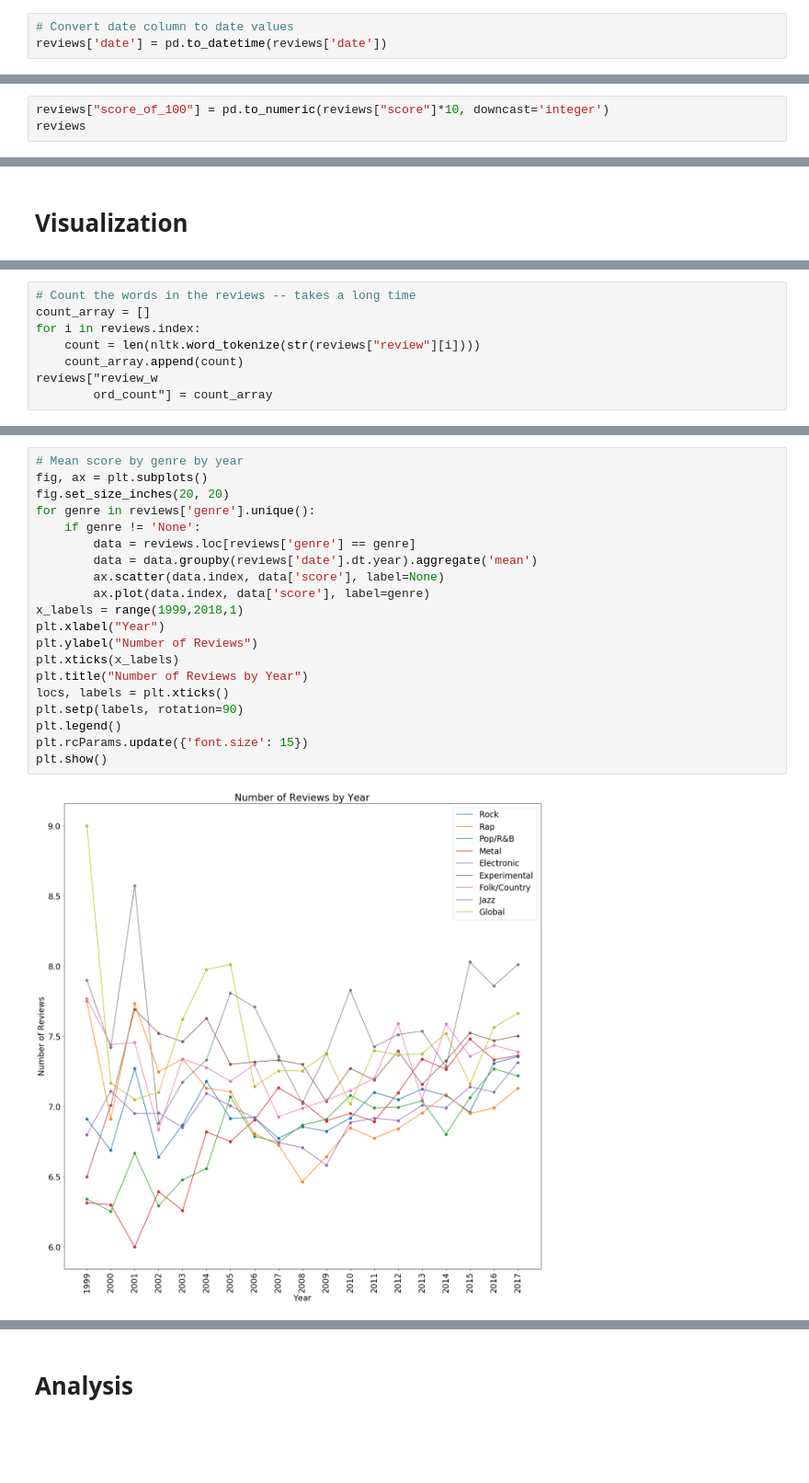
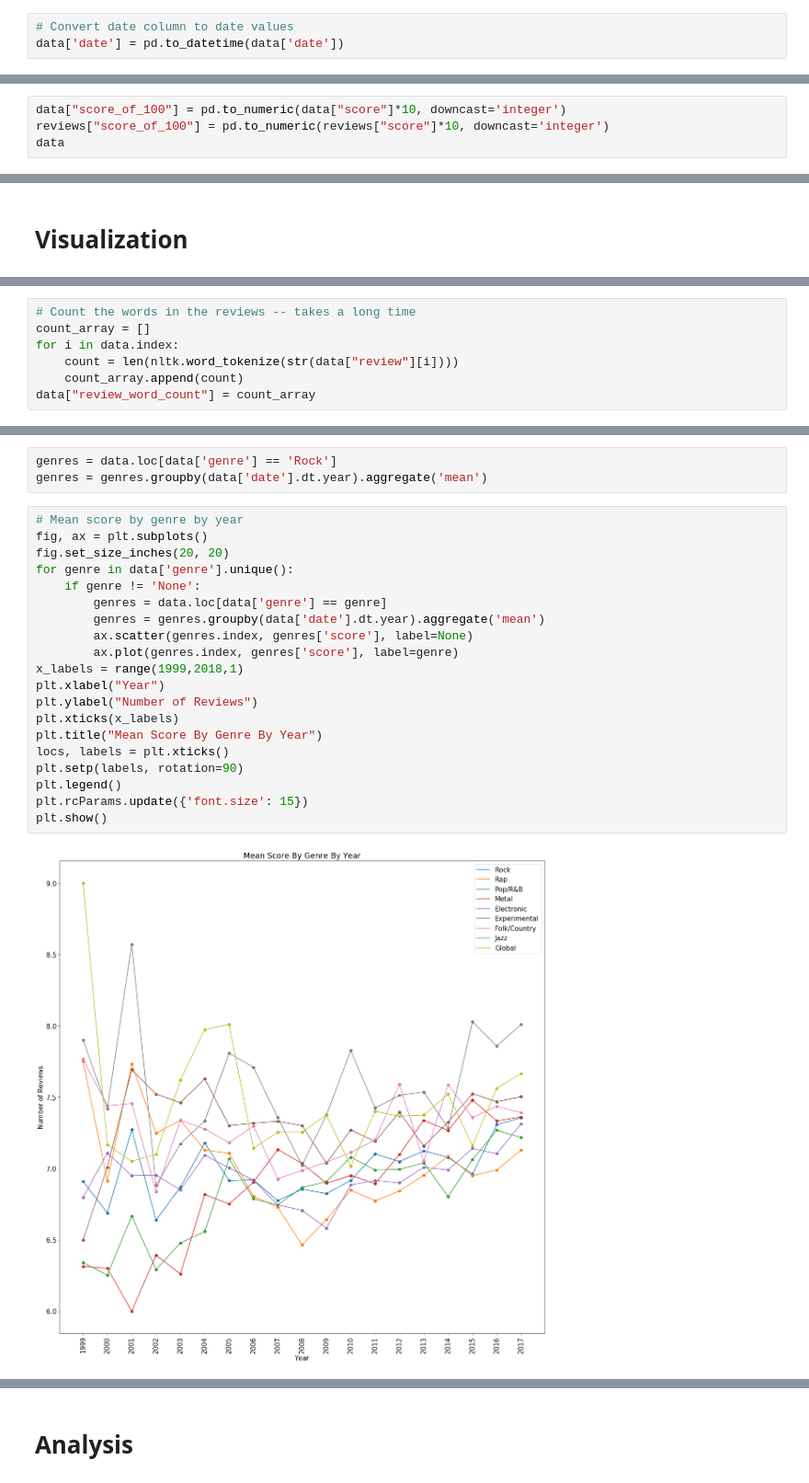
Before and after one commit to abourn/370-final, a Jupyter notebook: pitchfork.ipynb, the cells around one changed output, grey strips where cells are left out. Shown at 92% size. Cells and saved outputs as stored; diff of their text form; blank space fills up the shorter version.

Commit message:
switch data w/o various artists to data w/ various artists in relevant places

```diff
--- a/pitchfork.ipynb
+++ b/pitchfork.ipynb
@@ -31,3 +36,3 @@ reviews = data[data.artist != "Various Artists"]
 # %%
 # Convert date column to date values
-reviews['date'] = pd.to_datetime(reviews['date'])
+data['date'] = pd.to_datetime(data['date'])
@@ -39,4 +41,5 @@ See the caveats in the documentation: http://pandas.pydata.org/pandas-docs/stabl
 # %%
+data["score_of_100"] = pd.to_numeric(data["score"]*10, downcast='integer')
 reviews["score_of_100"] = pd.to_numeric(reviews["score"]*10, downcast='integer')
-reviews
+data
 # %% [output]
@@ -128,11 +143,10 @@ plt.show()
 # %%
 # Count the words in the reviews -- takes a long time
 count_array = []
-for i in reviews.index:
-    count = len(nltk.word_tokenize(str(reviews["review"][i])))
+for i in data.index:
+    count = len(nltk.word_tokenize(str(data["review"][i])))
     count_array.append(count)
-reviews["review_w
-        ord_count"] = count_array
+data["review_word_count"] = count_array
 # %%
 # Distribution of word count for reviews
 plt.figure(figsize=(25, 25))
@@ -155,28 +169,31 @@ plt.ylabel("Genre")
 plt.show()
 # %% [output]
 [figure]
+# %%
+genres = data.loc[data['genre'] == 'Rock']
+genres = genres.groupby(data['date'].dt.year).aggregate('mean')
 # %%
 # Mean score by genre by year
 fig, ax = plt.subplots()
 fig.set_size_inches(20, 20)
-for genre in reviews['genre'].unique():
+for genre in data['genre'].unique():
     if genre != 'None':
-        data = reviews.loc[reviews['genre'] == genre]
-        data = data.groupby(reviews['date'].dt.year).aggregate('mean')
-        ax.scatter(data.index, data['score'], label=None)
-        ax.plot(data.index, data['score'], label=genre)
+        genres = data.loc[data['genre'] == genre]
+        genres = genres.groupby(data['date'].dt.year).aggregate('mean')
+        ax.scatter(genres.index, genres['score'], label=None)
+        ax.plot(genres.index, genres['score'], label=genre)
 x_labels = range(1999,2018,1)
 plt.xlabel("Year")
 plt.ylabel("Number of Reviews")
 plt.xticks(x_labels)
-plt.title("Number of Reviews by Year")
+plt.title("Mean Score By Genre By Year")
 locs, labels = plt.xticks()
 plt.setp(labels, rotation=90)
 plt.legend()
 plt.rcParams.update({'font.size': 15})
 plt.show()
 # %% [output]
-[figure, old version]
+[figure, new version]
 # %%
 # Number of albums per genre over time
 fig, ax = plt.subplots()
```
Also changed, not shown: parts of 20 cells of this notebook.
